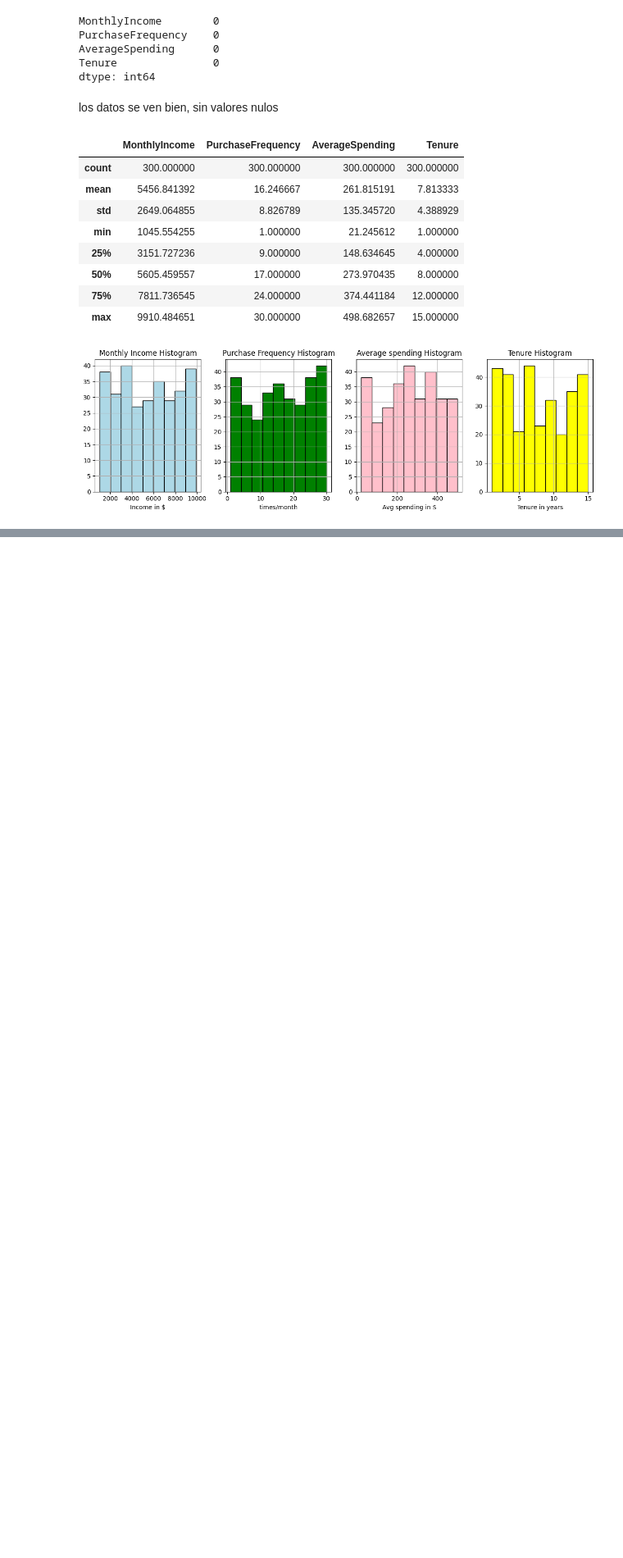
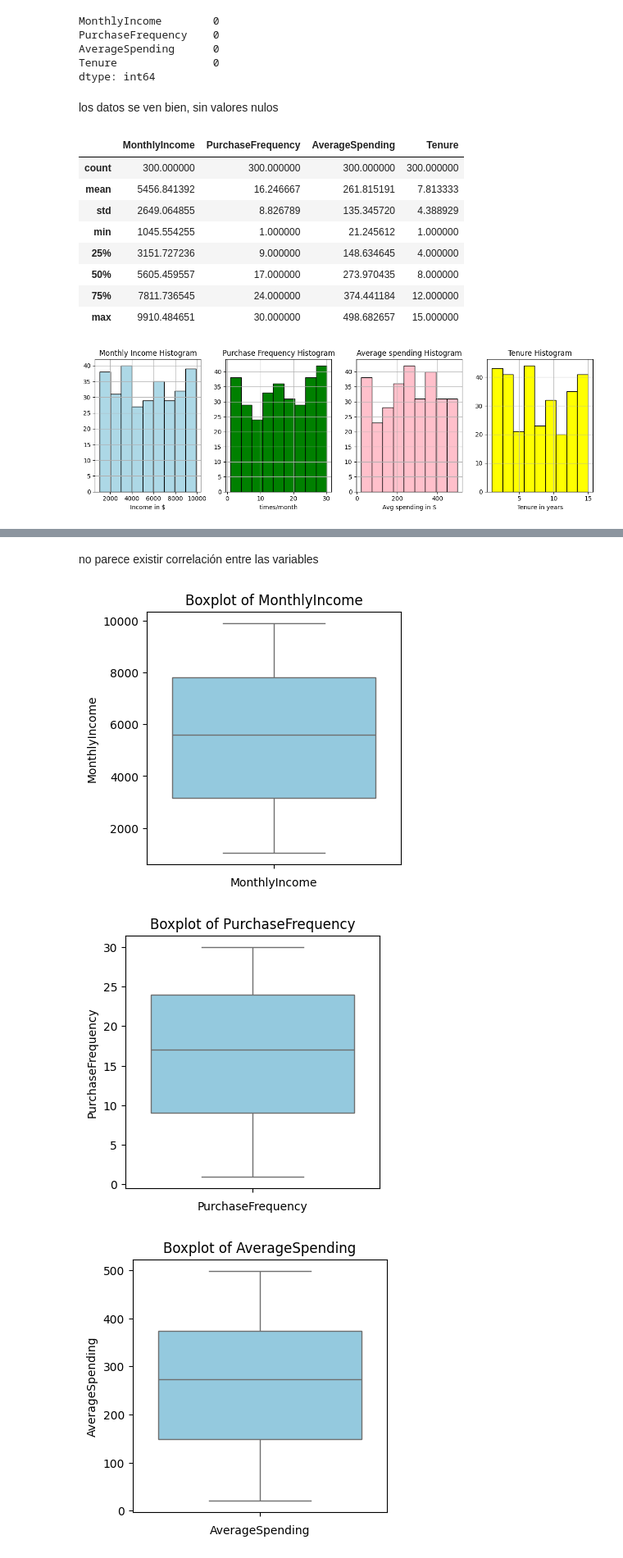
Before and after one commit to amnzmj/analisis-de-datos, a Jupyter notebook: tercer parcial/Customer Segmentation Based on Consumption Habits.ipynb, the cells around one changed output, grey strips where cells are left out. Shown at 82% size. Drawn from its saved outputs; the diff is of its cells as text; code cells hidden in the pictures; blank space fills up the shorter version.

```diff
--- a/tercer parcial/Customer Segmentation Based on Consumption Habits.ipynb
+++ b/tercer parcial/Customer Segmentation Based on Consumption Habits.ipynb
@@ -129,0 +147,16 @@ No parece haber un sesgo definido, solo en avg spending en 250
+# %% [markdown]
+no parece existir correlación entre las variables
+# %%
+
+features = ['MonthlyIncome', 'PurchaseFrequency', 'AverageSpending', 'Tenure']
+# Crear un boxplot para cada característica
+for feature in features:
+    plt.figure(figsize=(4, 4))
+    sns.boxplot(data=customer_data[feature], color='skyblue')
+    plt.title(f'Boxplot of {feature}')
+    plt.xlabel(feature)
+    plt.show()
+# %% [output]
+[figure, added]
+[figure, added]
+[figure, added]
```
Also changed, not shown: parts of 17 cells of this notebook.
